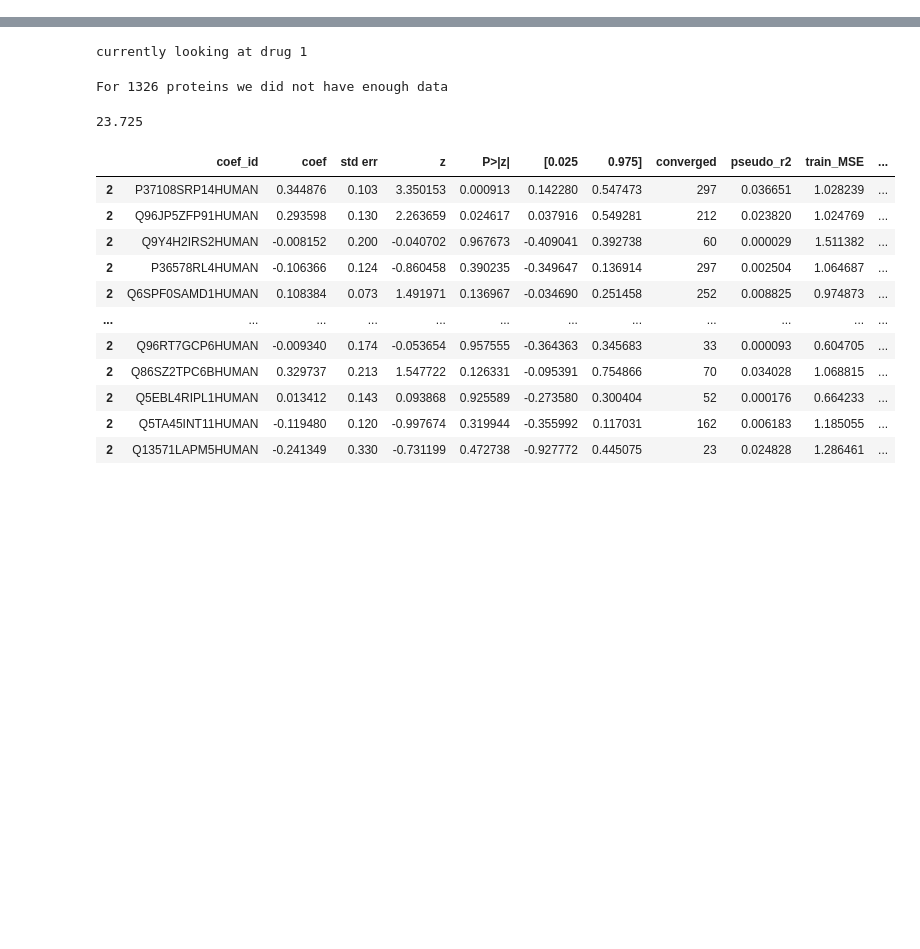
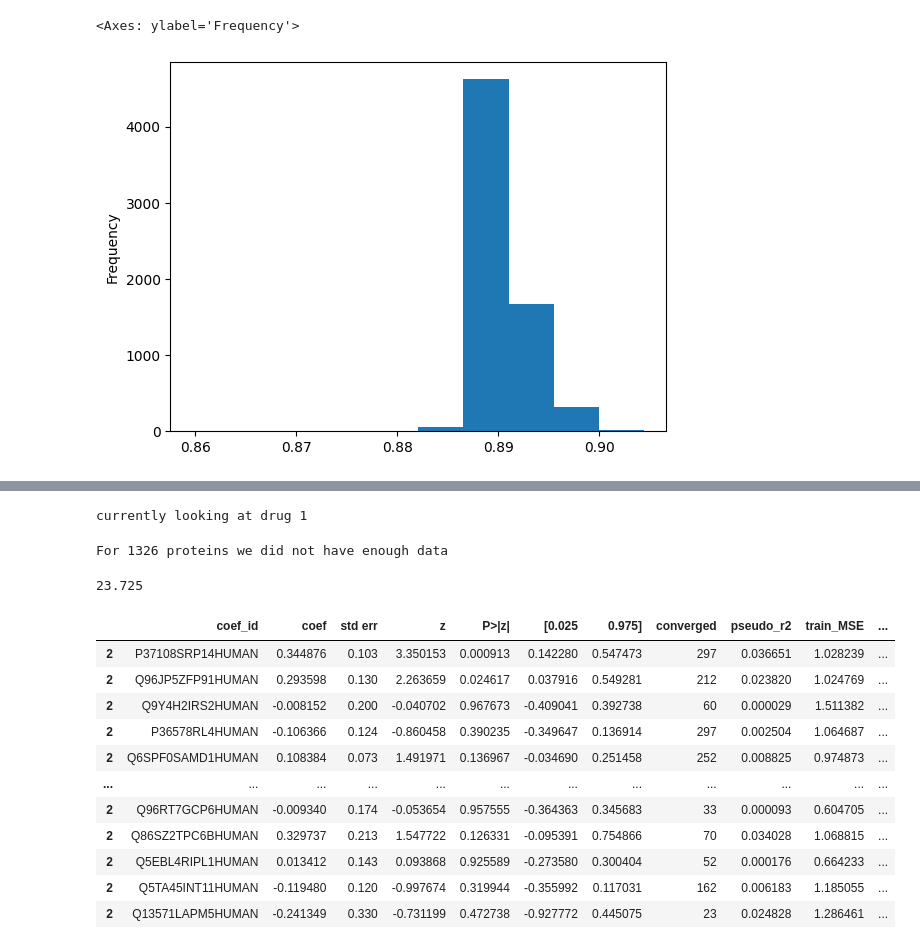
Before and after one commit to Yatish0833/multiomics-synergies, a Jupyter notebook: protein_regression.ipynb, the cells around one changed output, grey strips where cells are left out. Saved outputs shown, nothing was run; the diff lists cells and outputs as text; code cells hidden in the pictures; blank space fills up the shorter version.

```diff
--- a/protein_regression.ipynb
+++ b/protein_regression.ipynb
@@ -17,0 +257,7 @@ from random import sample, seed
+# %%
+pearsonR = pd.pivot_table(df, values='pearsonR', index=['drug'], columns=['protein'], aggfunc=np.mean, fill_value=0)
+# %%
+pearsonR.max(axis=0).plot.hist()
+# %% [output]
+<Axes: ylabel='Frequency'>
+[figure, added]
```
Also changed, not shown: parts of 47 cells of this notebook, 2 other files.
